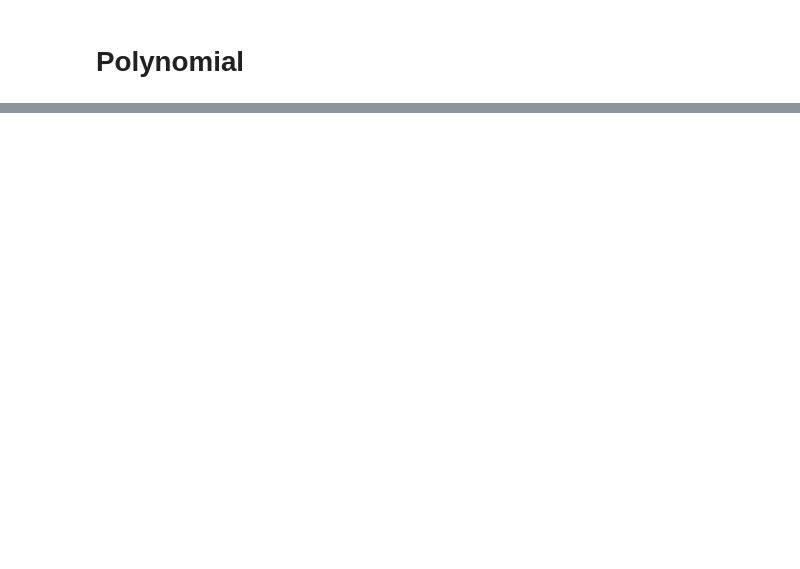
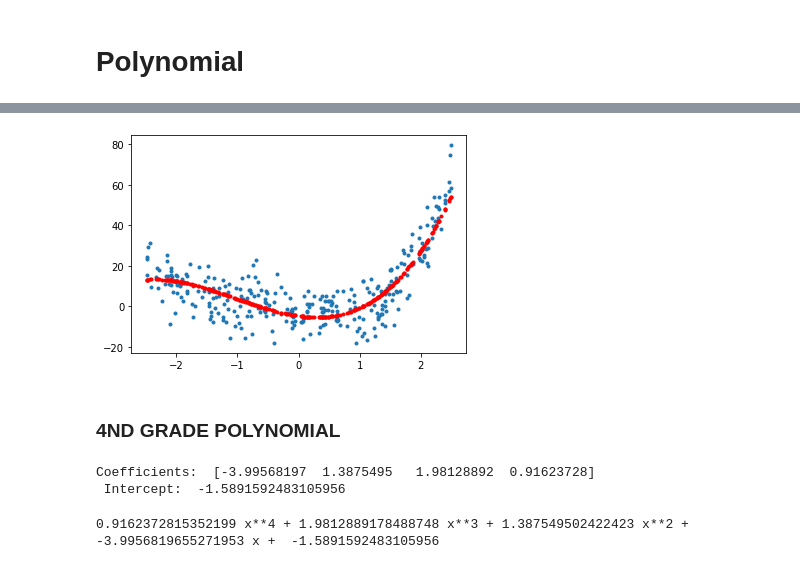
Before and after one commit to YgLK/ML, a Jupyter notebook: lab3/lab3.ipynb, the cells around one changed output, grey strips where cells are left out. Saved outputs shown, nothing was run; the diff lists cells and outputs as text; code cells hidden in the pictures; blank space fills up the shorter version.

```diff
--- a/lab3/lab3.ipynb
+++ b/lab3/lab3.ipynb
@@ -127,0 +157,22 @@ plt.plot(X_test,lin2_predY, 'r.')
+# %%
+# plot all points
+plot_polynomial(X, y, lin3_reg.predict(poly3_features.fit_transform(X)))
+# %% [output]
+[figure, added]
+# %% [markdown]
+### 4ND GRADE POLYNOMIAL
+# %%
+poly4_features = PolynomialFeatures(degree=4, include_bias=False)
+X_poly4 = poly4_features.fit_transform(X_train)
+
+lin4_reg = LinearRegression()
+lin4_reg.fit(X_poly4, y_train)
+print("Coefficients: ", lin4_reg.coef_, "\n", "Intercept: ", lin4_reg.intercept_,"\n")
+lin4_predY = lin4_reg.predict(poly4_features.fit_transform(X_test))
+# %% [output]
+Coefficients:  [-3.99568197  1.3875495   1.98128892  0.91623728]
+ Intercept:  -1.5891592483105956
+# %%
+print(lin4_reg.coef_[3], "x**4 +", lin4_reg.coef_[2], "x**3 +", lin4_reg.coef_[1], "x**2 +", lin4_reg.coef_[0], "x + ", lin4_reg.intercept_)
+# %% [output]
+0.9162372815352199 x**4 + 1.9812889178488748 x**3 + 1.387549502422423 x**2 + -3.9956819655271953 x +  -1.5891592483105956
```
Also changed, not shown: parts of 27 cells of this notebook, 3 other files.
